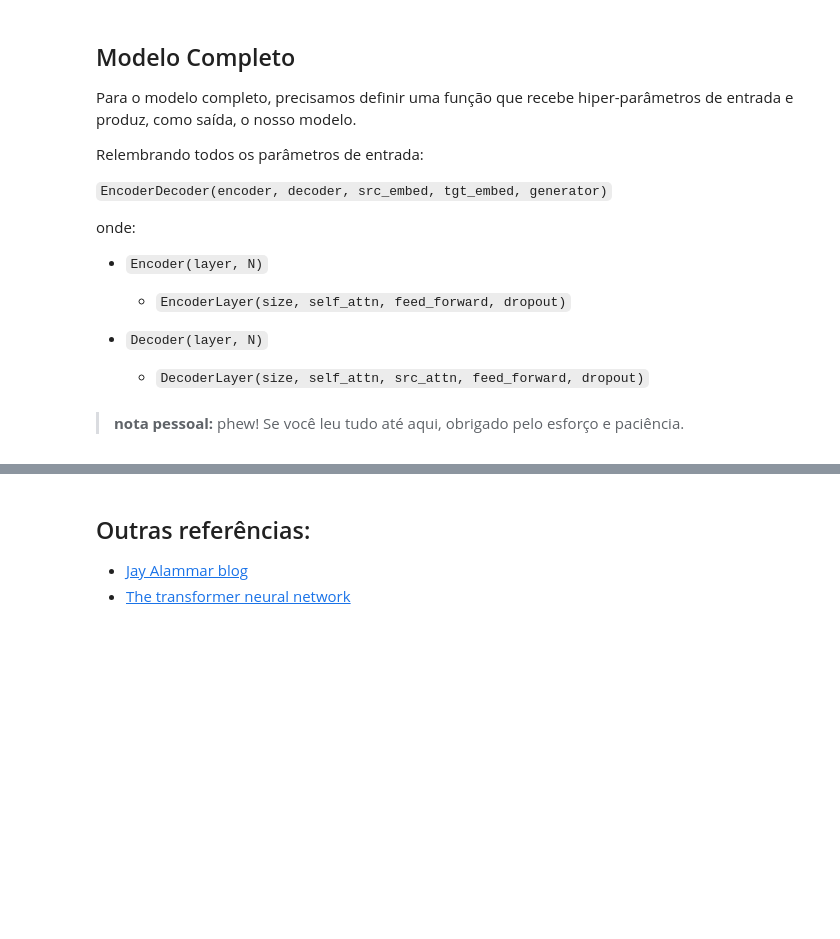
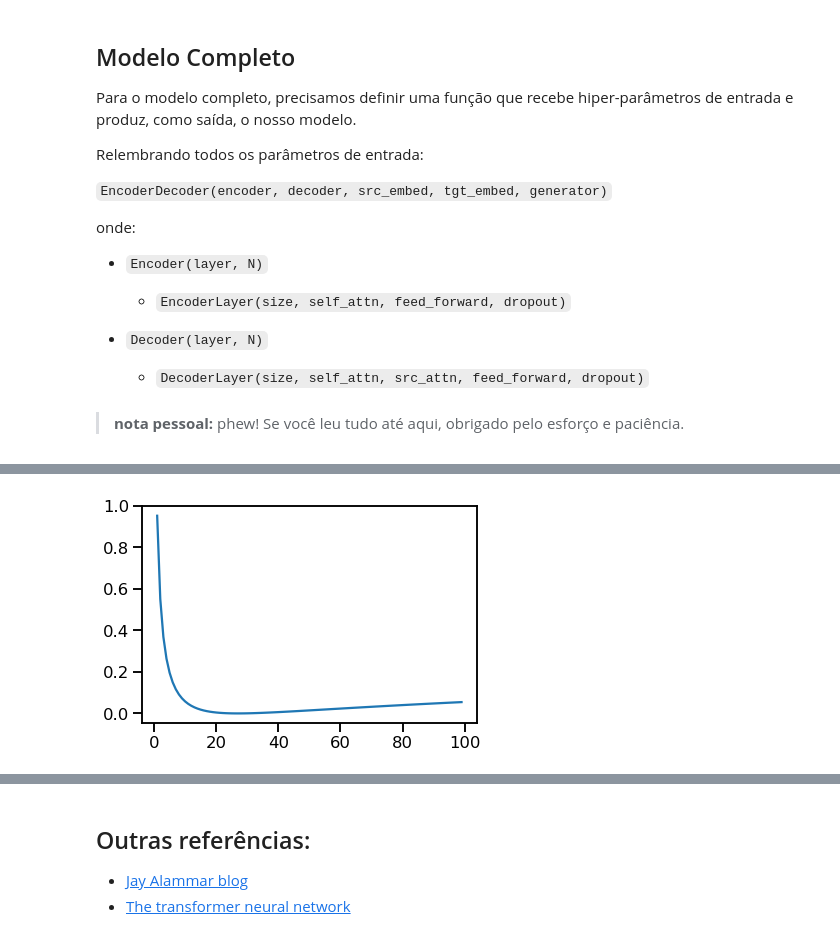
Before and after one commit to marquesarthur/tensorflow-brasil, a Jupyter notebook: attention-is-all-you-need/atencao-eh-tudo-que-vc-precisa.ipynb, the cells around one changed output, grey strips where cells are left out. Drawn from its saved outputs; the diff is of its cells as text; code cells hidden in the pictures; blank space fills up the shorter version.

```diff
--- a/attention-is-all-you-need/atencao-eh-tudo-que-vc-precisa.ipynb
+++ b/attention-is-all-you-need/atencao-eh-tudo-que-vc-precisa.ipynb
@@ -477,0 +624,13 @@ None
+# %%
+crit = LabelSmoothing(5, 0, 0.1)
+def loss(x):
+    d = x + 3 * 1
+    predict = torch.FloatTensor([[0, x / d, 1 / d, 1 / d, 1 / d],
+                                 ])
+    #checar -- https://github.com/NVIDIA/flownet2-pytorch/issues/113
+    return crit(Variable(predict.log()),
+                 Variable(torch.LongTensor([1]))).data
+plt.plot(np.arange(1, 100), [loss(x) for x in range(1, 100)])
+None
+# %% [output]
+[figure, added]
```
Also changed, not shown: parts of 19 cells of this notebook.
